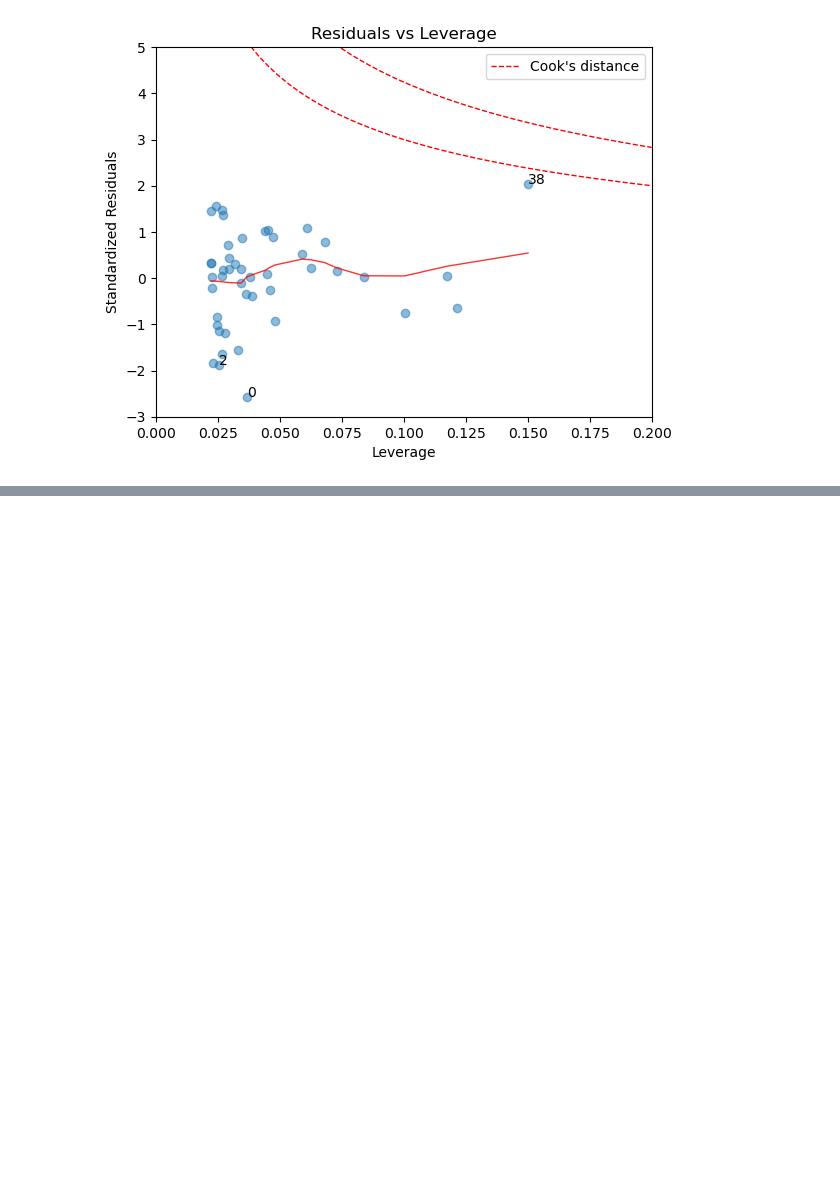
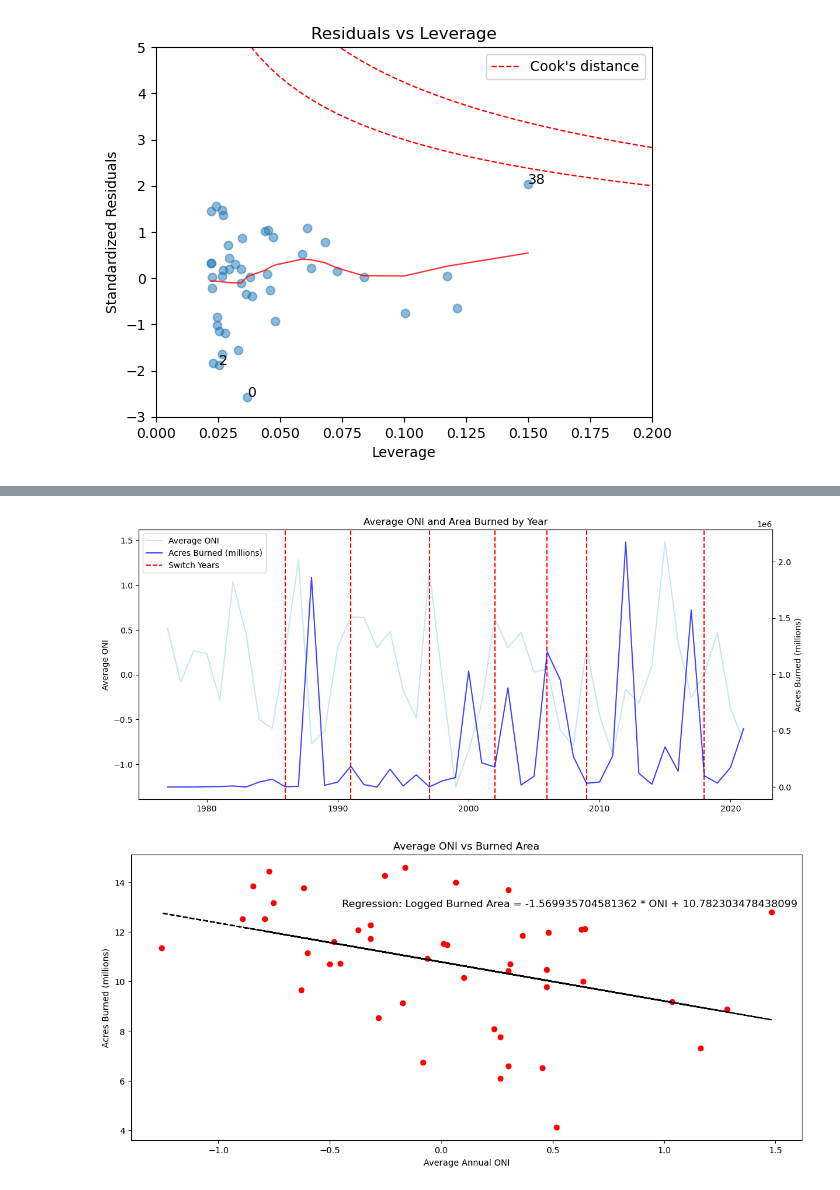
Before and after one commit to MitchellGriffin/GPHY491Project, a Jupyter notebook: ProjectCode.ipynb, the cells around one changed output, grey strips where cells are left out. Saved outputs shown, nothing was run; the diff lists cells and outputs as text; code cells hidden in the pictures; blank space fills up the shorter version.

```diff
--- a/ProjectCode.ipynb
+++ b/ProjectCode.ipynb
@@ -316,3 +266,52 @@ Text(1.4, 1, 'Regression: Logged Burned Area = -1.569935704581363 * ONI + 10.782
+# %%
+# Create new figure
+fig, ax1 = plt.subplots(figsize=(14,6))
+
+# Plot the first line on ax1
+line1, = ax1.plot(ENSOfire['Year'], ENSOfire['AverageONI'], color='lightblue', alpha=0.65, label='Average ONI')
+ax1.set_ylabel('Average ONI')
+
+# Create a second y-axis that shares the same x-axis
+ax2 = ax1.twinx()
+
+# Plot the second line on ax2
+line2, = ax2.plot(ENSOfire['FIRE_YEAR'], ENSOfire['GIS_ACRES'], color='blue', alpha=0.75, label='Acres Burned (millions)')
+ax2.set_ylabel('Acres Burned (millions)')
+
+years_of_interest = [1986, 1991, 1997, 2002, 2006, 2009, 2018]
+
+for year in years_of_interest:
+    vline = ax1.axvline(x=year, color='red', linestyle='--', label='Switch Years')
+
+# Create a legend
+ax1.legend(handles=[line1, line2, vline], loc='upper left')
+
+#Title
+ax1.set_title('Average ONI and Area Burned by Year')
+
+# Create a third subplot for the scatter plot
+fig, ax3 = plt.subplots(figsize=(14,6))
+ax3.scatter(ENSOfire['AverageONI'], ENSOfire['GIS_ACRESlog'],color='red')
+
+# Title
+ax3.set_title('Average ONI vs Burned Area')
+ax3.set_ylabel('Acres Burned (millions)')
+ax3.set_xlabel('Average Annual ONI')
+
+# Perform a linear regression
+linregres = scipy.stats.linregress(x=ENSOfire['AverageONI'], y=ENSOfire['GIS_ACRESlog'], alternative='two-sided')
+
+# Plot the linear regression line and equation on the figure
+regy =  linregres[0] * ENSOfire['AverageONI'] + linregres[1]
+ax3.plot(ENSOfire['AverageONI'], regy, color='black', linestyle='--')
+equation_text = f'Regression: Logged Burned Area = {linregres[0]} * ONI + {linregres[1]}'
+plt.text(1.6,13,equation_text, fontsize=12, ha='right')
+
+# Show the plot
+plt.show()
+# %% [output]
+[figure, added]
+[figure, added]
 # %%
 # Code for summarizing linear regression (note the R^2)
 X = sm.add_constant(ENSOfire['GIS_ACRESlog'])
```
Also changed, not shown: parts of 16 cells of this notebook.
